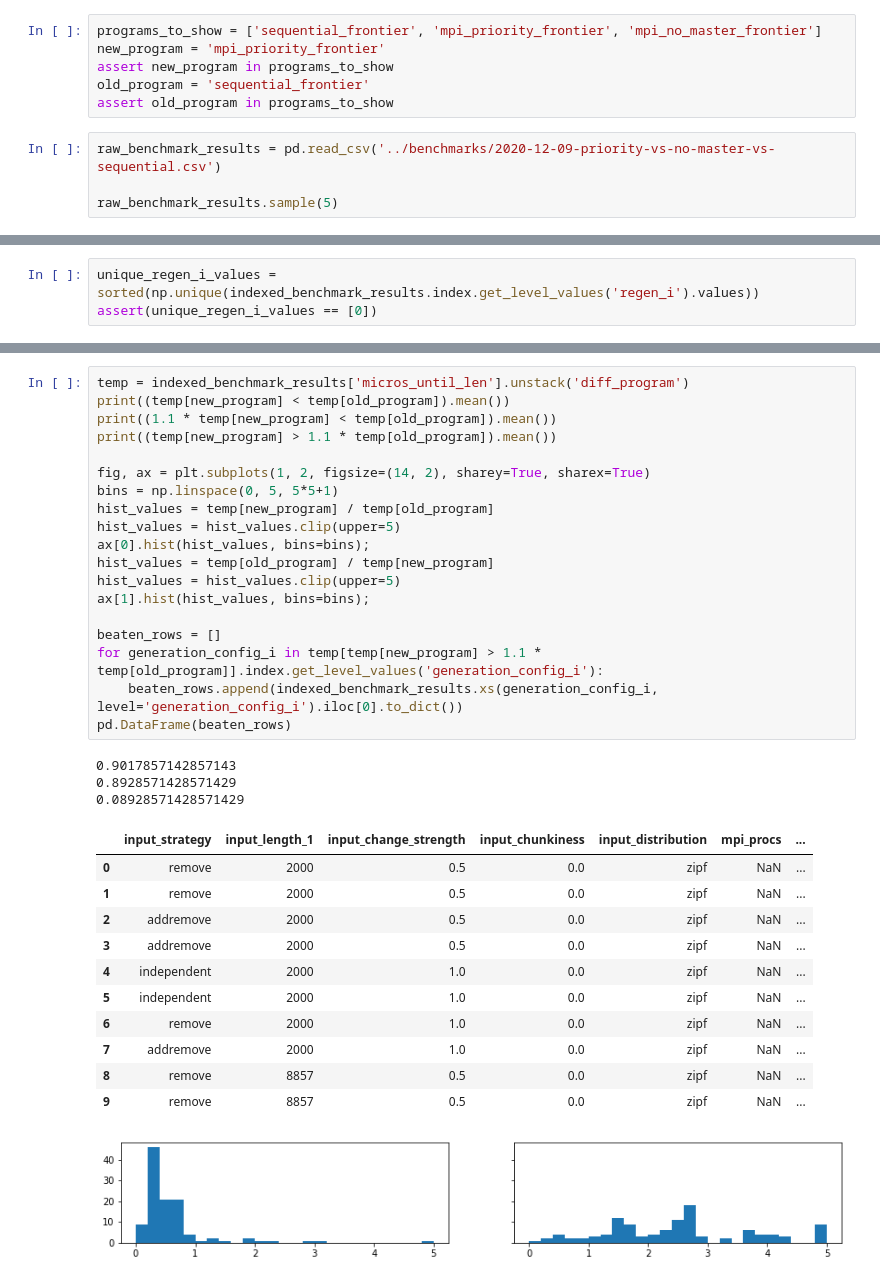
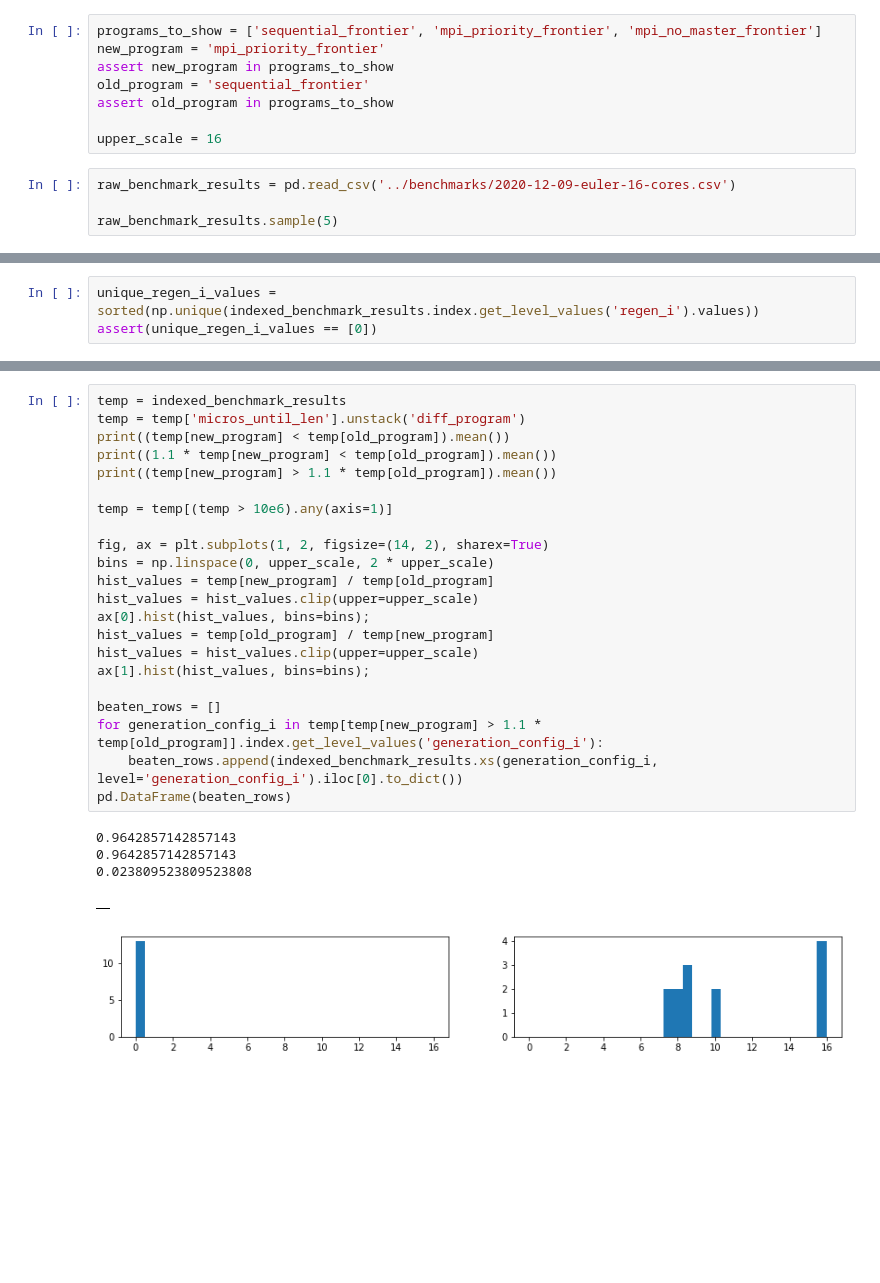
Before and after one commit to tehwalris/mpi-myers-diff, a Jupyter notebook: notebooks/benchmark_analysis_priority_frontier.ipynb, the cells around one changed output, grey strips where cells are left out. Drawn from its saved outputs; the diff is of its cells as text; blank space fills up the shorter version.

Commit message:
Benchmark mpi_priority_frontier vs mpi_no_master_frontier vs sequential_frontier on Euler

```diff
--- a/notebooks/benchmark_analysis_priority_frontier.ipynb
+++ b/notebooks/benchmark_analysis_priority_frontier.ipynb
@@ -9,8 +9,10 @@ new_program = 'mpi_priority_frontier'
 assert new_program in programs_to_show
 old_program = 'sequential_frontier'
 assert old_program in programs_to_show
+
+upper_scale = 16
 # %%
-raw_benchmark_results = pd.read_csv('../benchmarks/2020-12-09-priority-vs-no-master-vs-sequential.csv')
+raw_benchmark_results = pd.read_csv('../benchmarks/2020-12-09-euler-16-cores.csv')
 
 raw_benchmark_results.sample(5)
 # %% [output]
@@ -89,35 +91,28 @@ temp.plot(ax=ax[0]);
 # %%
-temp = indexed_benchmark_results['micros_until_len'].unstack('diff_program')
+temp = indexed_benchmark_results
+temp = temp['micros_until_len'].unstack('diff_program')
 print((temp[new_program] < temp[old_program]).mean())
 print((1.1 * temp[new_program] < temp[old_program]).mean())
 print((temp[new_program] > 1.1 * temp[old_program]).mean())
 
-fig, ax = plt.subplots(1, 2, figsize=(14, 2), sharey=True, sharex=True)
-bins = np.linspace(0, 5, 5*5+1)
+temp = temp[(temp > 10e6).any(axis=1)]
+
+fig, ax = plt.subplots(1, 2, figsize=(14, 2), sharex=True)
+bins = np.linspace(0, upper_scale, 2 * upper_scale)
 hist_values = temp[new_program] / temp[old_program]
-hist_values = hist_values.clip(upper=5)
+hist_values = hist_values.clip(upper=upper_scale)
 ax[0].hist(hist_values, bins=bins);
 hist_values = temp[old_program] / temp[new_program]
-hist_values = hist_values.clip(upper=5)
+hist_values = hist_values.clip(upper=upper_scale)
 ax[1].hist(hist_values, bins=bins);
 
 beaten_rows = []
 for generation_config_i in temp[temp[new_program] > 1.1 * temp[old_program]].index.get_level_values('generation_config_i'):
     beaten_rows.append(indexed_benchmark_results.xs(generation_config_i, level='generation_config_i').iloc[0].to_dict())
 pd.DataFrame(beaten_rows)
 # %% [output]
-0.9017857142857143
-0.8928571428571429
-0.08928571428571429
+0.9642857142857143
+0.9642857142857143
+0.023809523809523808
-|  | input_strategy | input_length_1 | input_change_strength | input_chunkiness | input_distribution | mpi_procs | ... |
-| 0 | remove | 2000 | 0.5 | 0.0 | zipf | NaN | ... |
-| 1 | remove | 2000 | 0.5 | 0.0 | zipf | NaN | ... |
-| 2 | addremove | 2000 | 0.5 | 0.0 | zipf | NaN | ... |
-| 3 | addremove | 2000 | 0.5 | 0.0 | zipf | NaN | ... |
-| 4 | independent | 2000 | 1.0 | 0.0 | zipf | NaN | ... |
-| 5 | independent | 2000 | 1.0 | 0.0 | zipf | NaN | ... |
-| 6 | remove | 2000 | 1.0 | 0.0 | zipf | NaN | ... |
-| 7 | addremove | 2000 | 1.0 | 0.0 | zipf | NaN | ... |
-| 8 | remove | 8857 | 0.5 | 0.0 | zipf | NaN | ... |
-| 9 | remove | 8857 | 0.5 | 0.0 | zipf | NaN | ... |
+|  |
-[figure, old version]
+[figure, new version]
```
Also changed, not shown: parts of 5 cells of this notebook, 1 other file.
